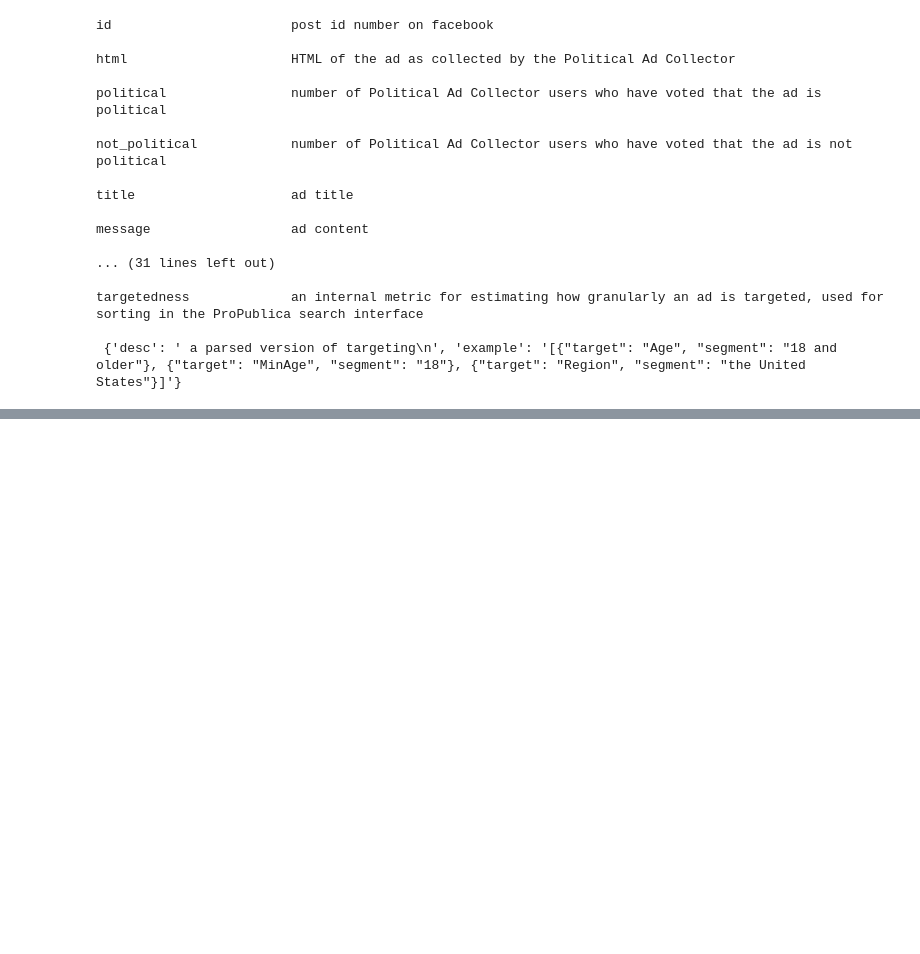
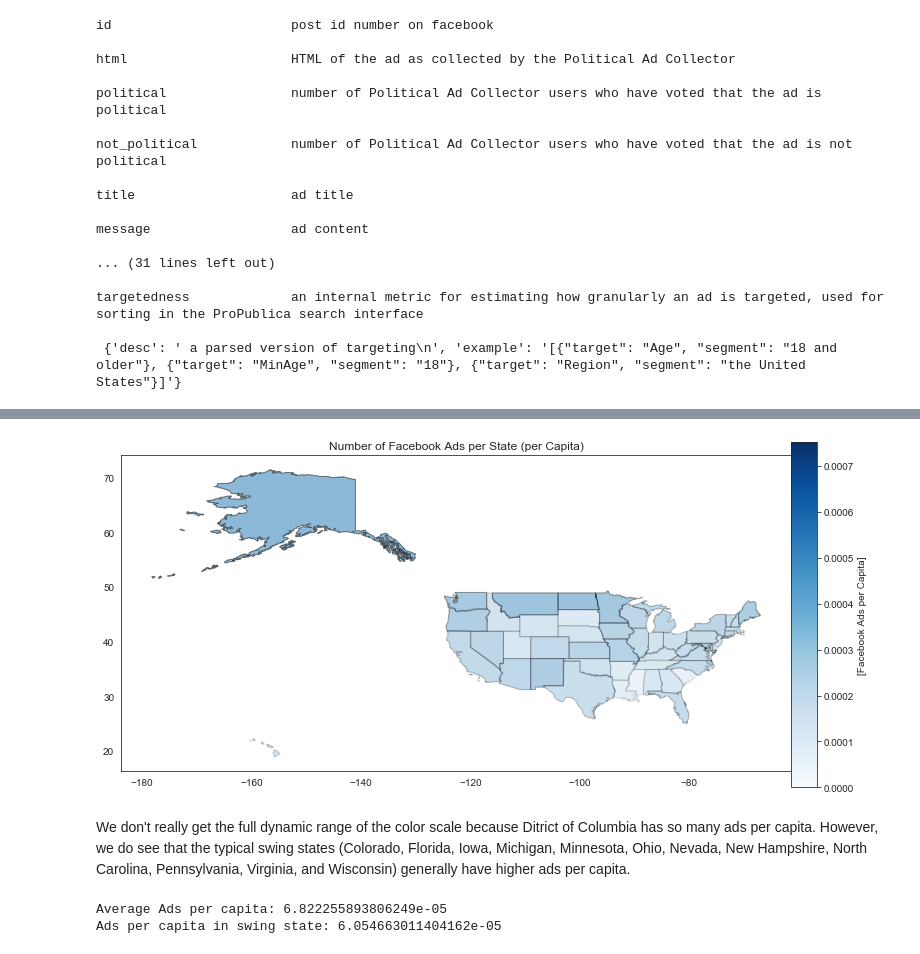
Before and after one commit to kdumontnu/2019-CS109A, a Jupyter notebook: project/Propublica_Parsing.ipynb, the cells around one changed output, grey strips where cells are left out. Cells and saved outputs as stored; diff of their text form; code cells hidden in the pictures; blank space fills up the shorter version.

```diff
--- a/project/Propublica_Parsing.ipynb
+++ b/project/Propublica_Parsing.ipynb
@@ -64,0 +432,29 @@ display(df.head(5))
+# %%
+ads_per_capita = {}
+
+for state in usa['STATE_NAME']:
+  ads_per_capita[state] = state_list[state]/population[state]
+
+fig, axes = plt.subplots(nrows=1, ncols=1, figsize=(12, 6));
+axes.set_title('Number of Facebook Ads per State (per Capita)')
+# plot background
+cmap = plt.cm.Blues
+max_ads_per_capita = max(list(ads_per_capita.values()))
+
+for state in usa['STATE_NAME']:
+  try:
+    color_val = np.sqrt(ads_per_capita[state]/max_ads_per_capita)
+  except KeyError:
+    print('{} not in target states'.format(state))
+    color_val = 0
+  usa[usa['STATE_NAME'] == state].plot(ax = axes, edgecolor='black',
+                                       alpha=color_val)
+ax_c = fig.add_axes([0.9, 0.1, 0.03, 0.8])
+cb = ColorbarBase(ax_c,cmap=cmap,norm=Normalize(vmin=0, vmax=max_ads_per_capita),
+                  orientation='vertical',
+                  label=r'[Facebook Ads per Capita]')
+plt.show();
+# %% [output]
+[figure, added]
+# %% [markdown]
+We don't really get the full dynamic range of the color scale because Ditrict of Columbia has so many ads per capita. However, we do see that the typical swing states (Colorado, Florida, Iowa, Michigan, Minnesota, Ohio, Nevada, New Hampshire, North Carolina, Pennsylvania, Virginia, and Wisconsin) generally have higher ads per capita.
@@ -64,0 +463,7 @@ display(df.head(5))
+# %%
+print("Average Ads per capita: {}".format(np.mean(list(ads_per_capita.values()))))
+print("Ads per capita in swing state: {}".format(
+    np.mean([ads_per_capita[state] for state in swing_states])))
+# %% [output]
+Average Ads per capita: 6.822255893806249e-05
+Ads per capita in swing state: 6.054663011404162e-05
```
Also changed, not shown: parts of 36 cells of this notebook, 1 other file.
